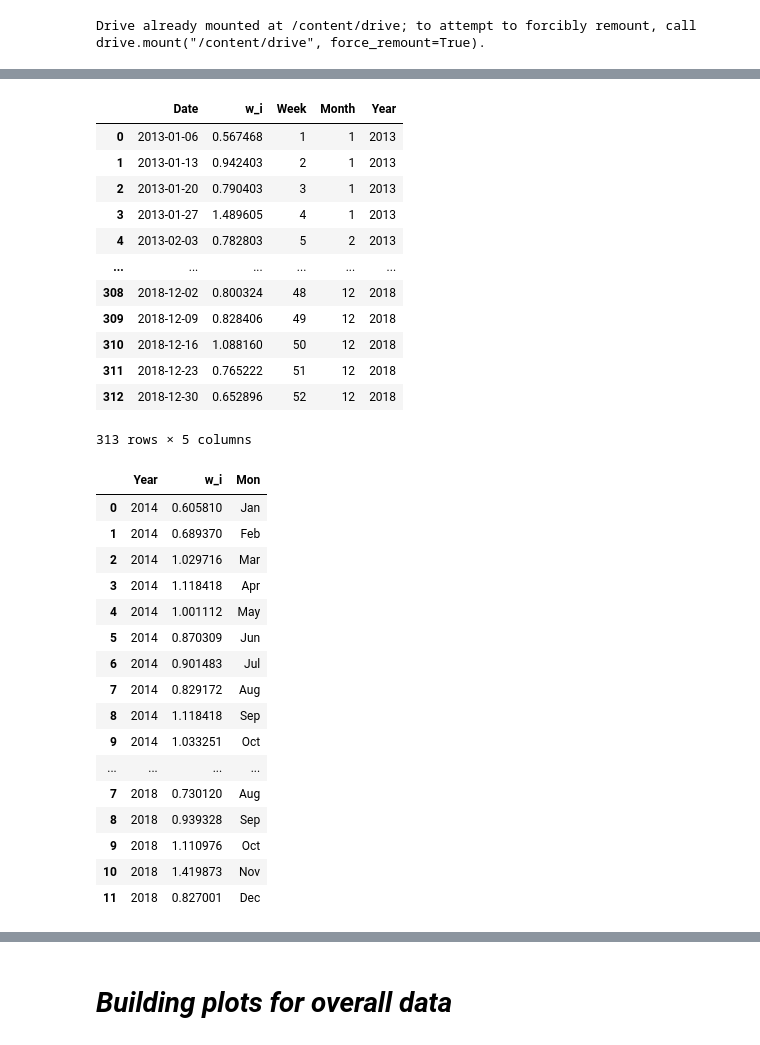
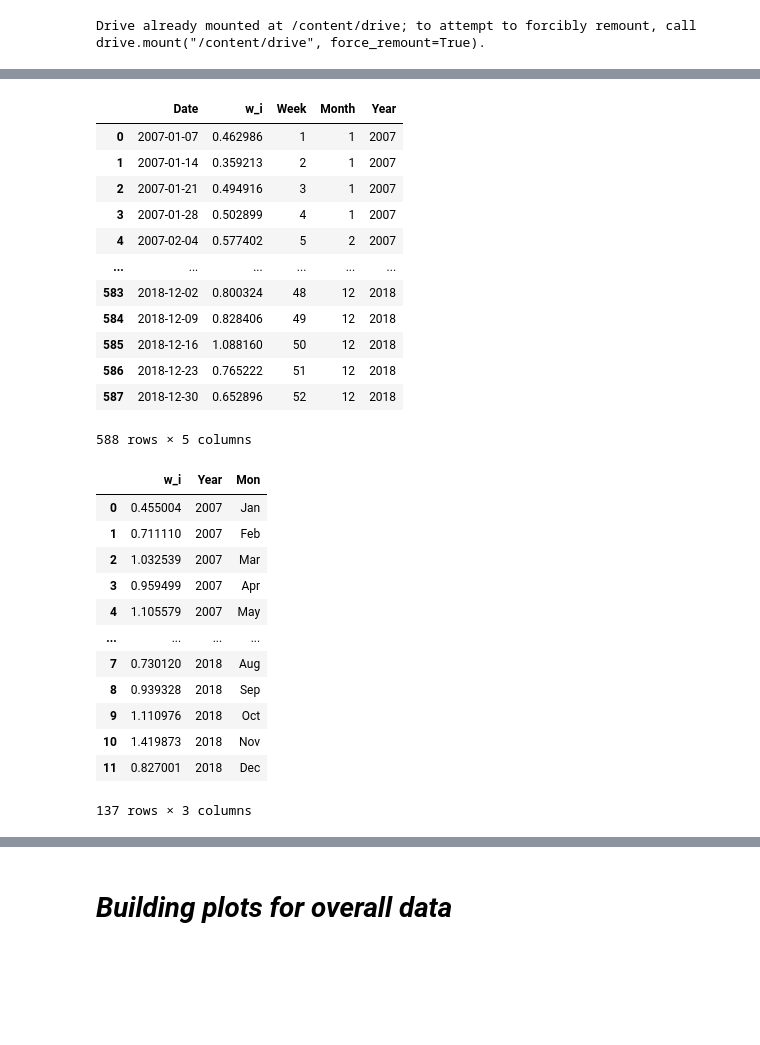
Before and after one commit to ADv0rnik/Data-analysis-for-JER, a Jupyter notebook: Monthly_index_calc_Mazyr.ipynb, the cells around one changed output, grey strips where cells are left out. Cells and saved outputs as stored; diff of their text form; code cells hidden in the pictures; blank space fills up the shorter version.

```diff
--- a/Monthly_index_calc_Mazyr.ipynb
+++ b/Monthly_index_calc_Mazyr.ipynb
@@ -20,9 +20,9 @@ drive.mount('/content/drive')
 # %% [output]
 Drive already mounted at /content/drive; to attempt to forcibly remount, call drive.mount("/content/drive", force_remount=True).
 # %%
-path = '/content/drive/MyDrive/Colab Notebooks/Data for JER/Weekly_index13-18_Mazyr.csv'
+path = '/content/drive/MyDrive/Colab Notebooks/Data for JER/Weekly_index07-18_Mazyr.csv'
 df = pd.read_csv(path, parse_dates=['Date'])
-df.tail()
+df.head()
 #df.info()
 # %% [output]
 |  | Date | Conc | w_i |
@@ -41,55 +41,58 @@ df_mod = df1.drop('Conc', axis =1)
 df_mod
 # %% [output]
 |  | Date | w_i | Week | Month | Year |
-| 0 | 2013-01-06 | 0.567468 | 1 | 1 | 2013 |
-| 1 | 2013-01-13 | 0.942403 | 2 | 1 | 2013 |
-| 2 | 2013-01-20 | 0.790403 | 3 | 1 | 2013 |
-| 3 | 2013-01-27 | 1.489605 | 4 | 1 | 2013 |
-| 4 | 2013-02-03 | 0.782803 | 5 | 2 | 2013 |
+| 0 | 2007-01-07 | 0.462986 | 1 | 1 | 2007 |
+| 1 | 2007-01-14 | 0.359213 | 2 | 1 | 2007 |
+| 2 | 2007-01-21 | 0.494916 | 3 | 1 | 2007 |
+| 3 | 2007-01-28 | 0.502899 | 4 | 1 | 2007 |
+| 4 | 2007-02-04 | 0.577402 | 5 | 2 | 2007 |
 | ... | ... | ... | ... | ... | ... |
-| 308 | 2018-12-02 | 0.800324 | 48 | 12 | 2018 |
-| 309 | 2018-12-09 | 0.828406 | 49 | 12 | 2018 |
-| 310 | 2018-12-16 | 1.088160 | 50 | 12 | 2018 |
-| 311 | 2018-12-23 | 0.765222 | 51 | 12 | 2018 |
-| 312 | 2018-12-30 | 0.652896 | 52 | 12 | 2018 |
+| 583 | 2018-12-02 | 0.800324 | 48 | 12 | 2018 |
+| 584 | 2018-12-09 | 0.828406 | 49 | 12 | 2018 |
+| 585 | 2018-12-16 | 1.088160 | 50 | 12 | 2018 |
+| 586 | 2018-12-23 | 0.765222 | 51 | 12 | 2018 |
+| 587 | 2018-12-30 | 0.652896 | 52 | 12 | 2018 |
-313 rows × 5 columns
+588 rows × 5 columns
 # %%
 def mi(my_df, year):
   df_x = my_df[my_df['Year'] == year]
   df_x_m = df_x.groupby(by = 'Month').mean()
   df_x_m.reset_index(inplace = True)
   df_x_m = df_x_m.drop(['Week'], axis = 1)
   #df_x_m.columns = ['M_i', 'Year']
   return df_x_m
 
-mi13 = mi(df_mod, 2013)
-mi1 = mi03.append(mi(df_mod, 2014))
-mi2 = mi1.append(mi(df_mod, 2015))
-mi3 = mi2.append(mi(df_mod, 2016))
-mi4 = mi3.append(mi(df_mod, 2017))
-mi5 = mi4.append(mi(df_mod, 2018))
+mi07 = mi(df_mod, 2007)
+mi1 = mi07.append(mi(df_mod, 2008))
+mi2 = mi1.append(mi(df_mod, 2009))
+mi3 = mi2.append(mi(df_mod, 2010))
+mi4 = mi3.append(mi(df_mod, 2011))
+mi5 = mi4.append(mi(df_mod, 2012))
+mi6 = mi5.append(mi(df_mod, 2013))
+mi7 = mi6.append(mi(df_mod, 2014))
+mi8 = mi7.append(mi(df_mod, 2015))
+mi9 = mi8.append(mi(df_mod, 2016))
+mi10 = mi9.append(mi(df_mod, 2017))
+mi11 = mi10.append(mi(df_mod, 2018))
 
-mi5['Mon'] = mi5['Month'].replace(m_dict)
-mi_fin=mi5.drop(['Month'], axis = 1)
+
+mi11['Mon'] = mi11['Month'].replace(m_dict)
+mi_fin=mi11.drop(['Month'], axis = 1)
 mi_fin
 # %% [output]
-|  | Year | w_i | Mon |
-| 0 | 2014 | 0.605810 | Jan |
-| 1 | 2014 | 0.689370 | Feb |
-| 2 | 2014 | 1.029716 | Mar |
-| 3 | 2014 | 1.118418 | Apr |
-| 4 | 2014 | 1.001112 | May |
-| 5 | 2014 | 0.870309 | Jun |
-| 6 | 2014 | 0.901483 | Jul |
-| 7 | 2014 | 0.829172 | Aug |
-| 8 | 2014 | 1.118418 | Sep |
-| 9 | 2014 | 1.033251 | Oct |
+|  | w_i | Year | Mon |
+| 0 | 0.455004 | 2007 | Jan |
+| 1 | 0.711110 | 2007 | Feb |
+| 2 | 1.032539 | 2007 | Mar |
+| 3 | 0.959499 | 2007 | Apr |
+| 4 | 1.105579 | 2007 | May |
 | ... | ... | ... | ... |
-| 7 | 2018 | 0.730120 | Aug |
-| 8 | 2018 | 0.939328 | Sep |
-| 9 | 2018 | 1.110976 | Oct |
-| 10 | 2018 | 1.419873 | Nov |
-| 11 | 2018 | 0.827001 | Dec |
+| 7 | 0.730120 | 2018 | Aug |
+| 8 | 0.939328 | 2018 | Sep |
+| 9 | 1.110976 | 2018 | Oct |
+| 10 | 1.419873 | 2018 | Nov |
+| 11 | 0.827001 | 2018 | Dec |
+137 rows × 3 columns
 # %%
 #adding seasons in front of Month
 mi_fin['season'] = np.where(mi_fin.Mon.isin(['Apr','May','Jun','Jul','Aug','Sep']), 'sum', 'win')
```
Also changed, not shown: parts of 11 cells of this notebook.
